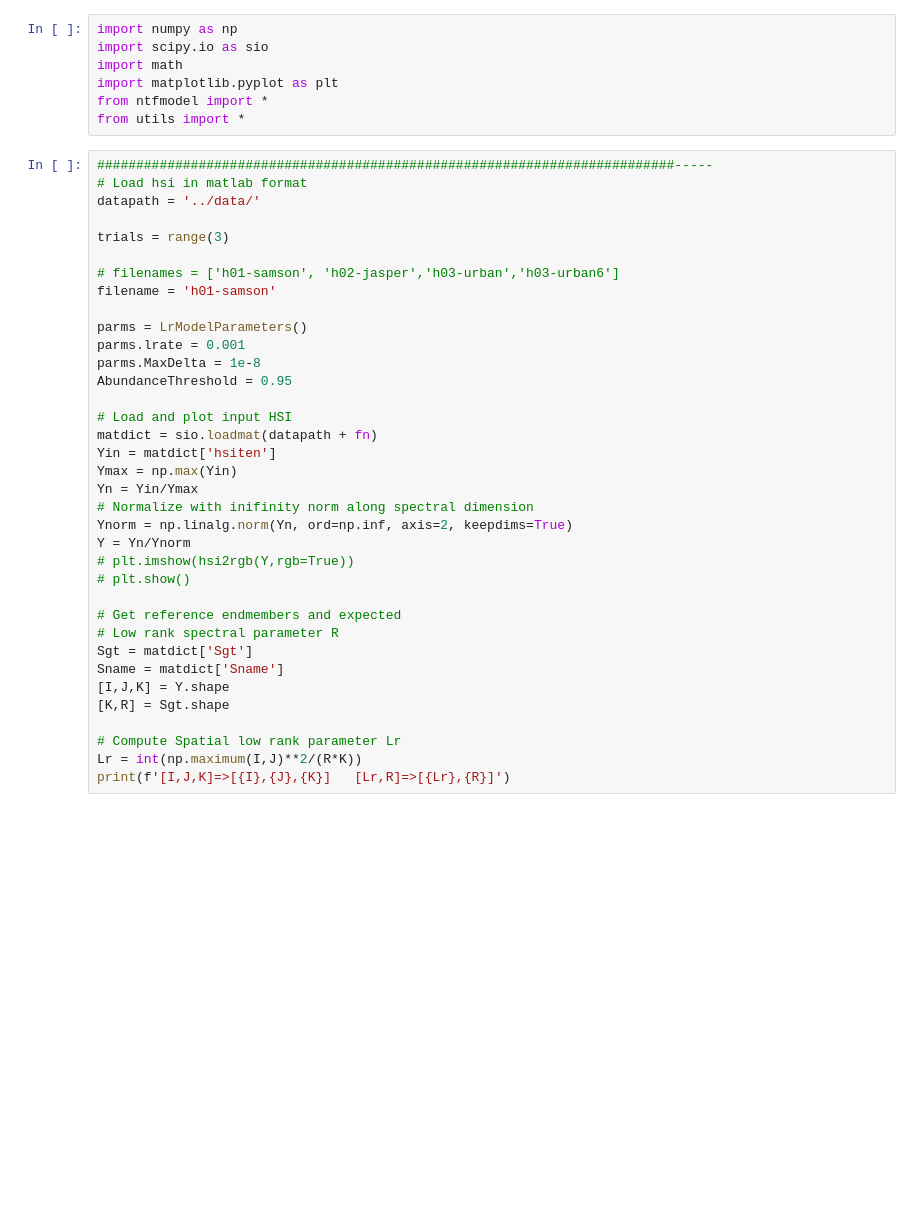
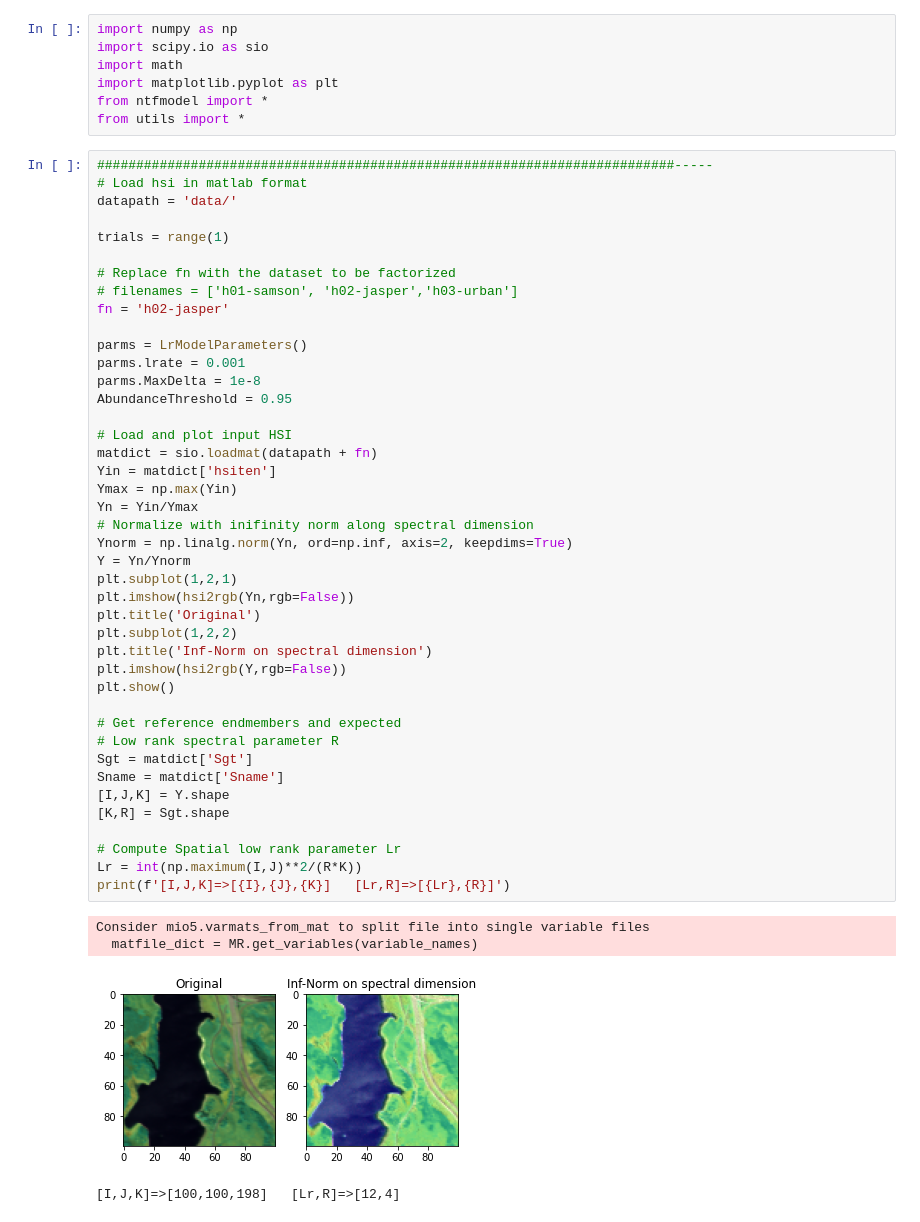
Before and after one commit to wilonavas/SLR-NTF, a Jupyter notebook: demo.ipynb, the cells around one changed output. Drawn from its saved outputs; the diff is of its cells as text; blank space fills up the shorter version.

```diff
--- a/demo.ipynb
+++ b/demo.ipynb
@@ -8,39 +8,50 @@ from utils import *
 # %%
 ##########################################################################-----
 # Load hsi in matlab format
-datapath = '../data/'
+datapath = 'data/'
 
-trials = range(3)
+trials = range(1)
 
-# filenames = ['h01-samson', 'h02-jasper','h03-urban','h03-urban6']
-filename = 'h01-samson'
+# Replace fn with the dataset to be factorized
+# filenames = ['h01-samson', 'h02-jasper','h03-urban']
+fn = 'h02-jasper'
 
 parms = LrModelParameters()
 parms.lrate = 0.001
 parms.MaxDelta = 1e-8
 AbundanceThreshold = 0.95
 
 # Load and plot input HSI
 matdict = sio.loadmat(datapath + fn)
 Yin = matdict['hsiten']
 Ymax = np.max(Yin)
 Yn = Yin/Ymax
 # Normalize with inifinity norm along spectral dimension
 Ynorm = np.linalg.norm(Yn, ord=np.inf, axis=2, keepdims=True)
 Y = Yn/Ynorm
-# plt.imshow(hsi2rgb(Y,rgb=True))
-# plt.show()
+plt.subplot(1,2,1)
+plt.imshow(hsi2rgb(Yn,rgb=False))
+plt.title('Original')
+plt.subplot(1,2,2)
+plt.title('Inf-Norm on spectral dimension')
+plt.imshow(hsi2rgb(Y,rgb=False))
+plt.show()
 
 # Get reference endmembers and expected
 # Low rank spectral parameter R
 Sgt = matdict['Sgt']
 Sname = matdict['Sname']
 [I,J,K] = Y.shape
 [K,R] = Sgt.shape
 
 # Compute Spatial low rank parameter Lr
 Lr = int(np.maximum(I,J)**2/(R*K))
 print(f'[I,J,K]=>[{I},{J},{K}]   [Lr,R]=>[{Lr},{R}]')
+# %% [output]
+Consider mio5.varmats_from_mat to split file into single variable files
+  matfile_dict = MR.get_variables(variable_names)
+[figure, added]
+[I,J,K]=>[100,100,198]   [Lr,R]=>[12,4]
 # %%
 for i in trials:
     # Instanciate Model
```
Also changed, not shown: parts of 1 cell of this notebook.
